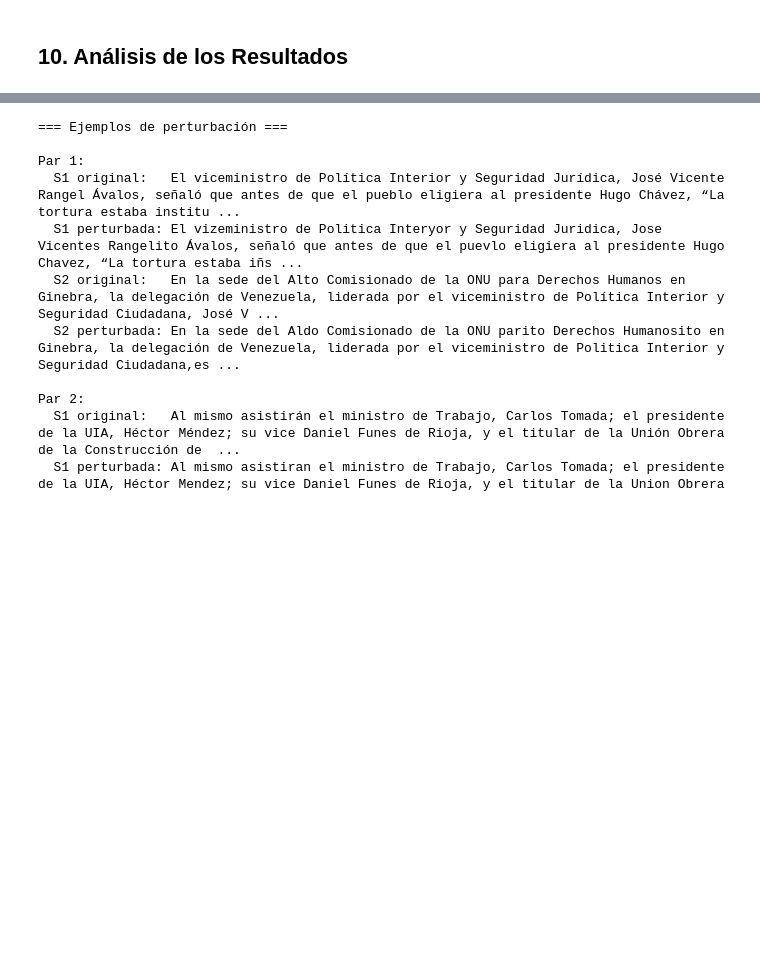
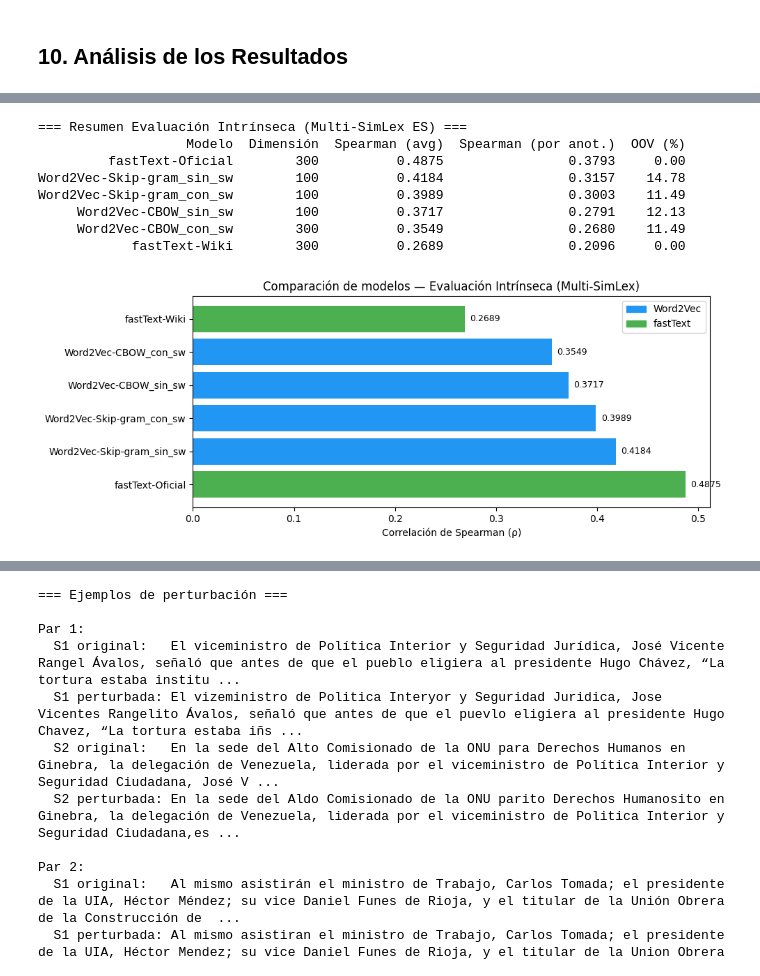
Before and after one commit to Lihao006/P4plh, a Jupyter notebook: practica4_completa.ipynb, the cells around one changed output, grey strips where cells are left out. Saved outputs shown, nothing was run; the diff lists cells and outputs as text; code cells hidden in the pictures; blank space fills up the shorter version.

```diff
--- a/practica4_completa.ipynb
+++ b/practica4_completa.ipynb
@@ -1875,0 +2044,38 @@ Como se puede observar en la gráfica, el resultado más llamativo es que los **
+# %%
+# Visualización comparativa — Evaluación Intrínseca
+# Tabla resumen intrínseca
+df_int = df_resumen[['Modelo', 'Dimensión', 'Spearman (avg)', 'Spearman (por anot.)', 'OOV (%)']].sort_values('Spearman (avg)', ascending=False)
+print('=== Resumen Evaluación Intrínseca (Multi-SimLex ES) ===')
+print(df_int.to_string(index=False))
+
+
+fig, ax = plt.subplots(figsize=(10, 4))
+
+colors_int = ['#4CAF50' if 'fastText' in m else '#2196F3'
+              for m in df_resumen['Modelo']]
+
+bars = ax.barh(df_resumen['Modelo'], df_resumen['Spearman (avg)'], color=colors_int)
+ax.set_xlabel('Correlación de Spearman (ρ)')
+ax.set_title('Comparación de modelos — Evaluación Intrínseca (Multi-SimLex)')
+
+for bar, val in zip(bars, df_resumen['Spearman (avg)']):
+    ax.text(bar.get_width() + 0.005, bar.get_y() + bar.get_height()/2,
+            f'{val:.4f}', va='center', fontsize=9)
+
+from matplotlib.patches import Patch
+legend_elements = [Patch(color='#2196F3', label='Word2Vec'),
+                   Patch(color='#4CAF50', label='fastText')]
+ax.legend(handles=legend_elements, loc='upper right')
+plt.tight_layout()
+plt.savefig('comparacion_intrinseca.png', dpi=150, bbox_inches='tight')
+plt.show()
+# %% [output]
+=== Resumen Evaluación Intrínseca (Multi-SimLex ES) ===
+                   Modelo  Dimensión  Spearman (avg)  Spearman (por anot.)  OOV (%)
+         fastText-Oficial        300          0.4875                0.3793     0.00
+Word2Vec-Skip-gram_sin_sw        100          0.4184                0.3157    14.78
+Word2Vec-Skip-gram_con_sw        100          0.3989                0.3003    11.49
+     Word2Vec-CBOW_sin_sw        100          0.3717                0.2791    12.13
+     Word2Vec-CBOW_con_sw        300          0.3549                0.2680    11.49
+            fastText-Wiki        300          0.2689                0.2096     0.00
+[figure, added]
```
Also changed, not shown: parts of 29 cells of this notebook, 4 other files.
